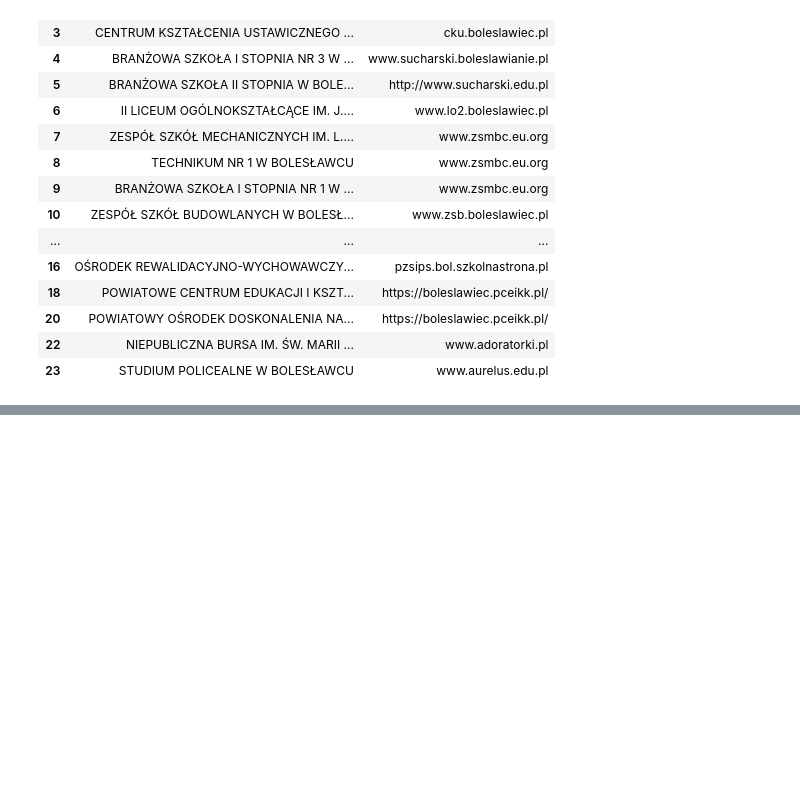
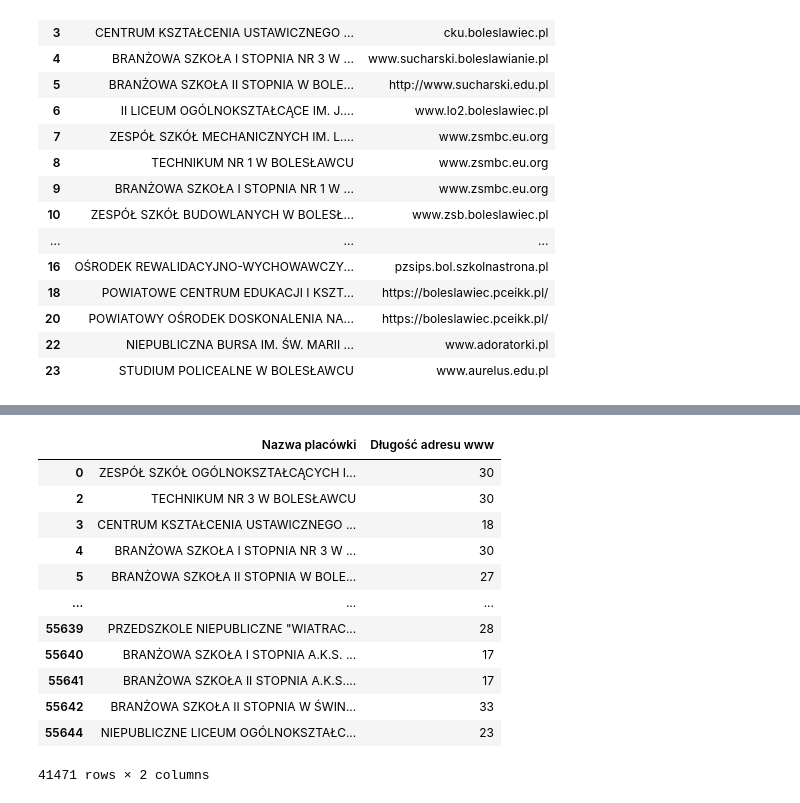
Before and after one commit to karmek-k/schools-in-poland, a Jupyter notebook: schools.ipynb, the cells around one changed output, grey strips where cells are left out. Drawn from its saved outputs; the diff is of its cells as text; code cells hidden in the pictures; blank space fills up the shorter version.

```diff
--- a/schools.ipynb
+++ b/schools.ipynb
@@ -116,0 +155,18 @@ with_website[['Nazwa placówki', 'Adres www']].head(20)
+# %%
+df_www_length = df_www.copy()
+df_www_length.drop('Adres www', axis=1, inplace=True)
+df_www_length
+# %% [output]
+|  | Nazwa placówki | Długość adresu www |
+| 0 | ZESPÓŁ SZKÓŁ OGÓLNOKSZTAŁCĄCYCH I... | 30 |
+| 2 | TECHNIKUM NR 3 W BOLESŁAWCU | 30 |
+| 3 | CENTRUM KSZTAŁCENIA USTAWICZNEGO ... | 18 |
+| 4 | BRANŻOWA SZKOŁA I STOPNIA NR 3 W ... | 30 |
+| 5 | BRANŻOWA SZKOŁA II STOPNIA W BOLE... | 27 |
+| ... | ... | ... |
+| 55639 | PRZEDSZKOLE NIEPUBLICZNE "WIATRAC... | 28 |
+| 55640 | BRANŻOWA SZKOŁA I STOPNIA A.K.S. ... | 17 |
+| 55641 | BRANŻOWA SZKOŁA II STOPNIA A.K.S.... | 17 |
+| 55642 | BRANŻOWA SZKOŁA II STOPNIA W ŚWIN... | 33 |
+| 55644 | NIEPUBLICZNE LICEUM OGÓLNOKSZTAŁC... | 23 |
+41471 rows × 2 columns
```
Also changed, not shown: parts of 3 cells of this notebook.
